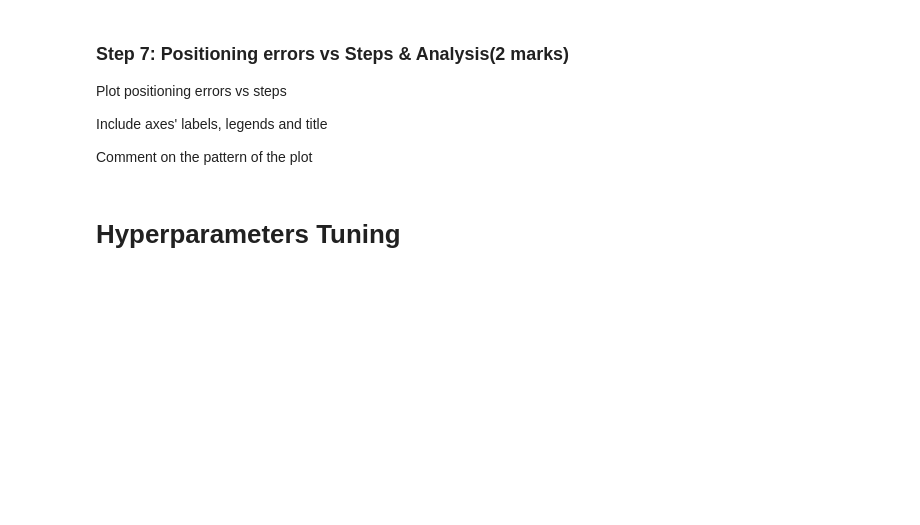
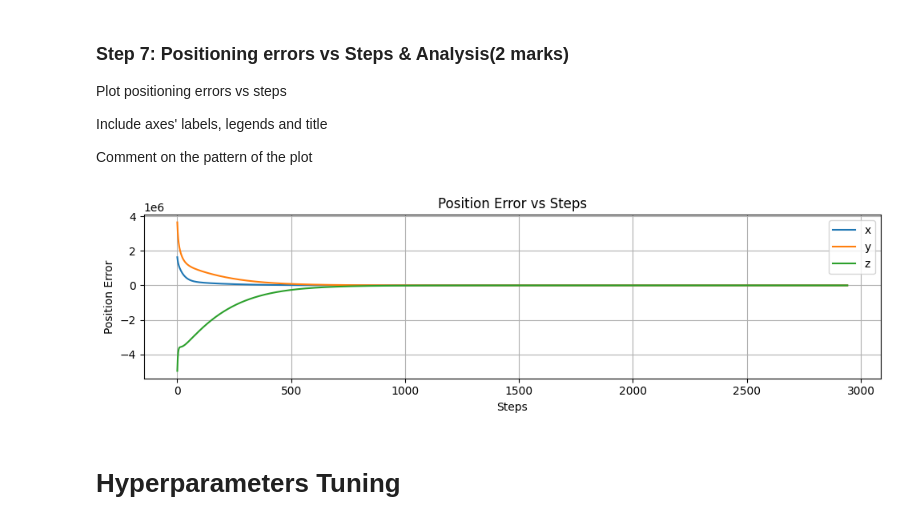
Before and after one commit to AnthonyKelly8/engg680_2024_fall, a Jupyter notebook: Lab_Assignment3/Assignment3.ipynb, the cells around one changed output. Saved outputs shown, nothing was run; the diff lists cells and outputs as text; code cells hidden in the pictures; blank space fills up the shorter version.

```diff
--- a/Lab_Assignment3/Assignment3.ipynb
+++ b/Lab_Assignment3/Assignment3.ipynb
@@ -281,3 +299,25 @@ plt.show()
+# %%
+#creating figure
+fig, ax = plt.subplots(nrows=1, ncols=1, figsize=(10, 3))
+
+ax.plot(arr_err)
+
+#setting axis, legend, and title
+ax.set_xlabel('Steps')
+ax.set_ylabel('Position Error')
+ax.set_title('Position Error vs Steps')
+plt.legend(['x', 'y', 'z'])
+
+ax.grid(True)
+fig.tight_layout()
+plt.show()
+
+# Comment on the pattern
+# just like for the gradient plot the position errors should incrementaly approach 0,
+# this is because our final value for P_hat when it converges should be very close to pseudorange,
+# for this to happen the x, y, z positions for r_pos must be approaching the values of GroundTruth.
+# %% [output]
+[figure, added]
 # %% [markdown]
 # Hyperparameters Tuning
 # %% [markdown]
```
Also changed, not shown: parts of 5 cells of this notebook.
